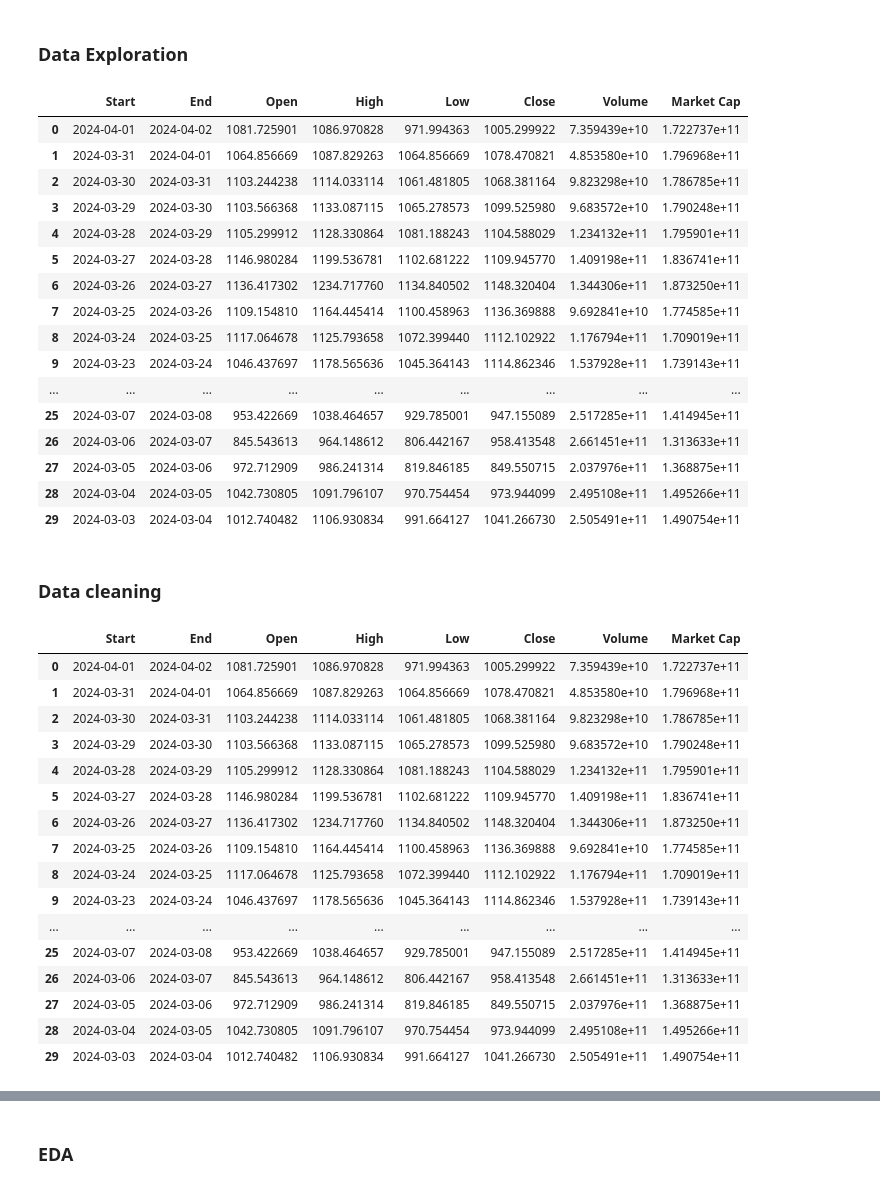
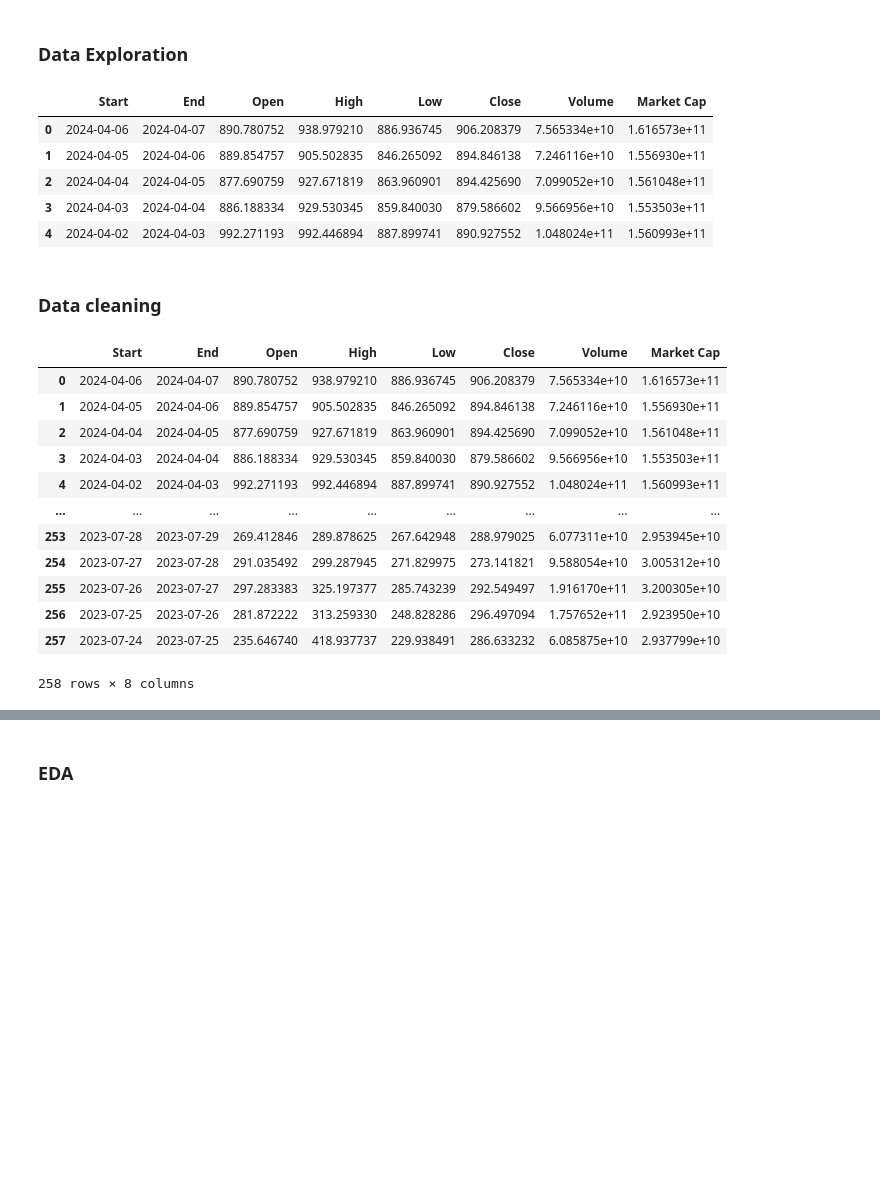
Before and after one commit to randellmwania/Worldcoin-price-Analysis-and-prediction, a Jupyter notebook: wld.ipynb, the cells around one changed output, grey strips where cells are left out. Drawn from its saved outputs; the diff is of its cells as text; code cells hidden in the pictures; blank space fills up the shorter version.

```diff
--- a/wld.ipynb
+++ b/wld.ipynb
@@ -16,26 +16,15 @@ from sklearn.svm import SVR
 # %% [markdown]
 ### Data Exploration
 # %%
-df = pd.read_csv("worldcoin-org_2024-03-03_2024-04-02.csv")
-df
+df = pd.read_csv("worldcoin-org_2023-07-24_2024-04-07.csv")
+df.head()
 # %% [output]
 |  | Start | End | Open | High | Low | Close | Volume | Market Cap |
-| 0 | 2024-04-01 | 2024-04-02 | 1081.725901 | 1086.970828 | 971.994363 | 1005.299922 | 7.359439e+10 | 1.722737e+11 |
-| 1 | 2024-03-31 | 2024-04-01 | 1064.856669 | 1087.829263 | 1064.856669 | 1078.470821 | 4.853580e+10 | 1.796968e+11 |
-| 2 | 2024-03-30 | 2024-03-31 | 1103.244238 | 1114.033114 | 1061.481805 | 1068.381164 | 9.823298e+10 | 1.786785e+11 |
-| 3 | 2024-03-29 | 2024-03-30 | 1103.566368 | 1133.087115 | 1065.278573 | 1099.525980 | 9.683572e+10 | 1.790248e+11 |
-| 4 | 2024-03-28 | 2024-03-29 | 1105.299912 | 1128.330864 | 1081.188243 | 1104.588029 | 1.234132e+11 | 1.795901e+11 |
-| 5 | 2024-03-27 | 2024-03-28 | 1146.980284 | 1199.536781 | 1102.681222 | 1109.945770 | 1.409198e+11 | 1.836741e+11 |
-| 6 | 2024-03-26 | 2024-03-27 | 1136.417302 | 1234.717760 | 1134.840502 | 1148.320404 | 1.344306e+11 | 1.873250e+11 |
-| 7 | 2024-03-25 | 2024-03-26 | 1109.154810 | 1164.445414 | 1100.458963 | 1136.369888 | 9.692841e+10 | 1.774585e+11 |
-| 8 | 2024-03-24 | 2024-03-25 | 1117.064678 | 1125.793658 | 1072.399440 | 1112.102922 | 1.176794e+11 | 1.709019e+11 |
-| 9 | 2024-03-23 | 2024-03-24 | 1046.437697 | 1178.565636 | 1045.364143 | 1114.862346 | 1.537928e+11 | 1.739143e+11 |
-| ... | ... | ... | ... | ... | ... | ... | ... | ... |
-| 25 | 2024-03-07 | 2024-03-08 | 953.422669 | 1038.464657 | 929.785001 | 947.155089 | 2.517285e+11 | 1.414945e+11 |
-| 26 | 2024-03-06 | 2024-03-07 | 845.543613 | 964.148612 | 806.442167 | 958.413548 | 2.661451e+11 | 1.313633e+11 |
-| 27 | 2024-03-05 | 2024-03-06 | 972.712909 | 986.241314 | 819.846185 | 849.550715 | 2.037976e+11 | 1.368875e+11 |
-| 28 | 2024-03-04 | 2024-03-05 | 1042.730805 | 1091.796107 | 970.754454 | 973.944099 | 2.495108e+11 | 1.495266e+11 |
-| 29 | 2024-03-03 | 2024-03-04 | 1012.740482 | 1106.930834 | 991.664127 | 1041.266730 | 2.505491e+11 | 1.490754e+11 |
+| 0 | 2024-04-06 | 2024-04-07 | 890.780752 | 938.979210 | 886.936745 | 906.208379 | 7.565334e+10 | 1.616573e+11 |
+| 1 | 2024-04-05 | 2024-04-06 | 889.854757 | 905.502835 | 846.265092 | 894.846138 | 7.246116e+10 | 1.556930e+11 |
+| 2 | 2024-04-04 | 2024-04-05 | 877.690759 | 927.671819 | 863.960901 | 894.425690 | 7.099052e+10 | 1.561048e+11 |
+| 3 | 2024-04-03 | 2024-04-04 | 886.188334 | 929.530345 | 859.840030 | 879.586602 | 9.566956e+10 | 1.553503e+11 |
+| 4 | 2024-04-02 | 2024-04-03 | 992.271193 | 992.446894 | 887.899741 | 890.927552 | 1.048024e+11 | 1.560993e+11 |
 # %% [markdown]
 ### Data cleaning
 # %%
@@ -45,22 +34,18 @@ df['End'] = pd.to_datetime(df['End'])
 df
 # %% [output]
 |  | Start | End | Open | High | Low | Close | Volume | Market Cap |
-| 0 | 2024-04-01 | 2024-04-02 | 1081.725901 | 1086.970828 | 971.994363 | 1005.299922 | 7.359439e+10 | 1.722737e+11 |
-| 1 | 2024-03-31 | 2024-04-01 | 1064.856669 | 1087.829263 | 1064.856669 | 1078.470821 | 4.853580e+10 | 1.796968e+11 |
-| 2 | 2024-03-30 | 2024-03-31 | 1103.244238 | 1114.033114 | 1061.481805 | 1068.381164 | 9.823298e+10 | 1.786785e+11 |
-| 3 | 2024-03-29 | 2024-03-30 | 1103.566368 | 1133.087115 | 1065.278573 | 1099.525980 | 9.683572e+10 | 1.790248e+11 |
-| 4 | 2024-03-28 | 2024-03-29 | 1105.299912 | 1128.330864 | 1081.188243 | 1104.588029 | 1.234132e+11 | 1.795901e+11 |
-| 5 | 2024-03-27 | 2024-03-28 | 1146.980284 | 1199.536781 | 1102.681222 | 1109.945770 | 1.409198e+11 | 1.836741e+11 |
-| 6 | 2024-03-26 | 2024-03-27 | 1136.417302 | 1234.717760 | 1134.840502 | 1148.320404 | 1.344306e+11 | 1.873250e+11 |
-| 7 | 2024-03-25 | 2024-03-26 | 1109.154810 | 1164.445414 | 1100.458963 | 1136.369888 | 9.692841e+10 | 1.774585e+11 |
-| 8 | 2024-03-24 | 2024-03-25 | 1117.064678 | 1125.793658 | 1072.399440 | 1112.102922 | 1.176794e+11 | 1.709019e+11 |
-| 9 | 2024-03-23 | 2024-03-24 | 1046.437697 | 1178.565636 | 1045.364143 | 1114.862346 | 1.537928e+11 | 1.739143e+11 |
+| 0 | 2024-04-06 | 2024-04-07 | 890.780752 | 938.979210 | 886.936745 | 906.208379 | 7.565334e+10 | 1.616573e+11 |
+| 1 | 2024-04-05 | 2024-04-06 | 889.854757 | 905.502835 | 846.265092 | 894.846138 | 7.246116e+10 | 1.556930e+11 |
+| 2 | 2024-04-04 | 2024-04-05 | 877.690759 | 927.671819 | 863.960901 | 894.425690 | 7.099052e+10 | 1.561048e+11 |
+| 3 | 2024-04-03 | 2024-04-04 | 886.188334 | 929.530345 | 859.840030 | 879.586602 | 9.566956e+10 | 1.553503e+11 |
+| 4 | 2024-04-02 | 2024-04-03 | 992.271193 | 992.446894 | 887.899741 | 890.927552 | 1.048024e+11 | 1.560993e+11 |
 | ... | ... | ... | ... | ... | ... | ... | ... | ... |
-| 25 | 2024-03-07 | 2024-03-08 | 953.422669 | 1038.464657 | 929.785001 | 947.155089 | 2.517285e+11 | 1.414945e+11 |
-| 26 | 2024-03-06 | 2024-03-07 | 845.543613 | 964.148612 | 806.442167 | 958.413548 | 2.661451e+11 | 1.313633e+11 |
-| 27 | 2024-03-05 | 2024-03-06 | 972.712909 | 986.241314 | 819.846185 | 849.550715 | 2.037976e+11 | 1.368875e+11 |
-| 28 | 2024-03-04 | 2024-03-05 | 1042.730805 | 1091.796107 | 970.754454 | 973.944099 | 2.495108e+11 | 1.495266e+11 |
-| 29 | 2024-03-03 | 2024-03-04 | 1012.740482 | 1106.930834 | 991.664127 | 1041.266730 | 2.505491e+11 | 1.490754e+11 |
+| 253 | 2023-07-28 | 2023-07-29 | 269.412846 | 289.878625 | 267.642948 | 288.979025 | 6.077311e+10 | 2.953945e+10 |
+| 254 | 2023-07-27 | 2023-07-28 | 291.035492 | 299.287945 | 271.829975 | 273.141821 | 9.588054e+10 | 3.005312e+10 |
+| 255 | 2023-07-26 | 2023-07-27 | 297.283383 | 325.197377 | 285.743239 | 292.549497 | 1.916170e+11 | 3.200305e+10 |
+| 256 | 2023-07-25 | 2023-07-26 | 281.872222 | 313.259330 | 248.828286 | 296.497094 | 1.757652e+11 | 2.923950e+10 |
+| 257 | 2023-07-24 | 2023-07-25 | 235.646740 | 418.937737 | 229.938491 | 286.633232 | 6.085875e+10 | 2.937799e+10 |
+258 rows × 8 columns
 # %%
 df.describe()
 # %% [output]
```
Also changed, not shown: parts of 6 cells of this notebook.
